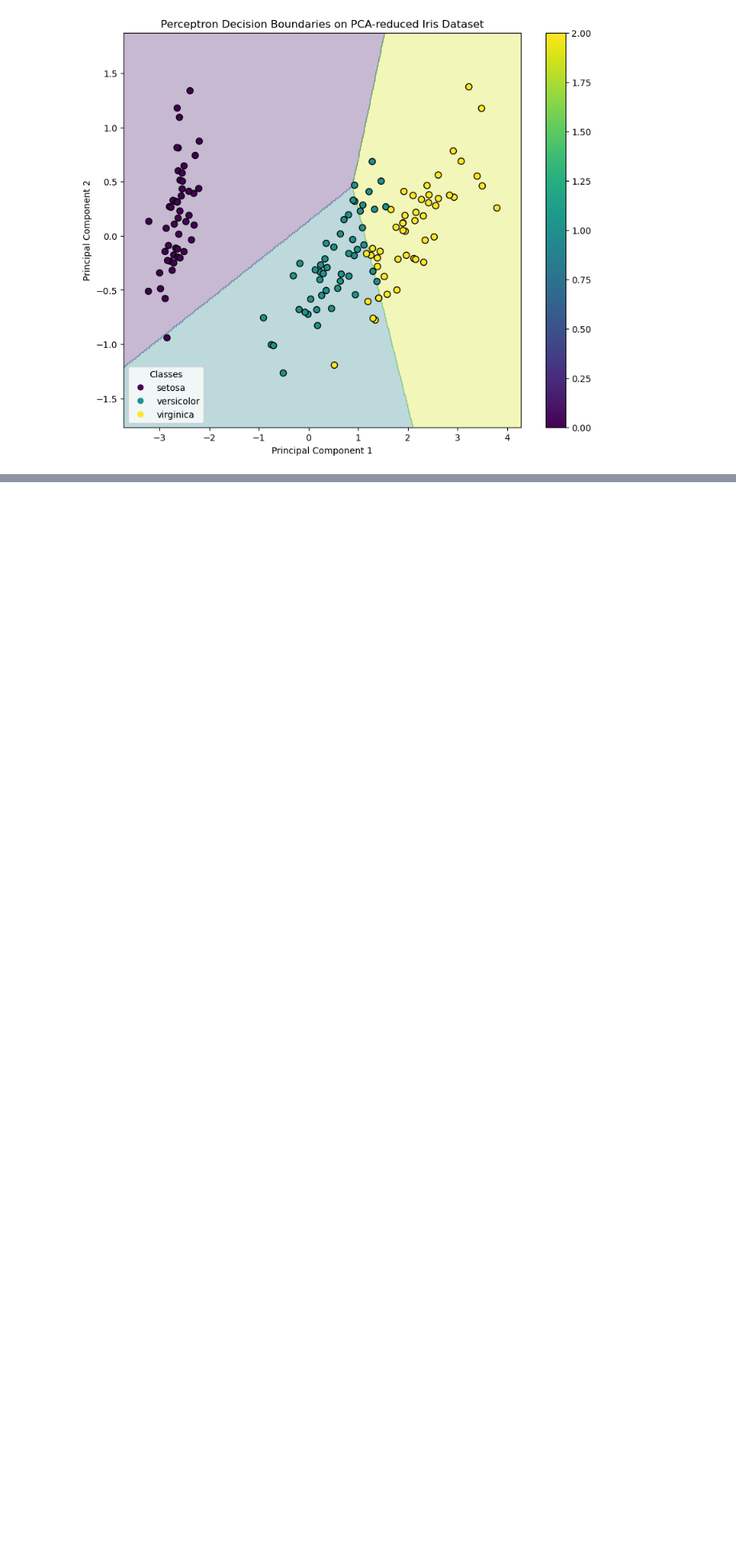
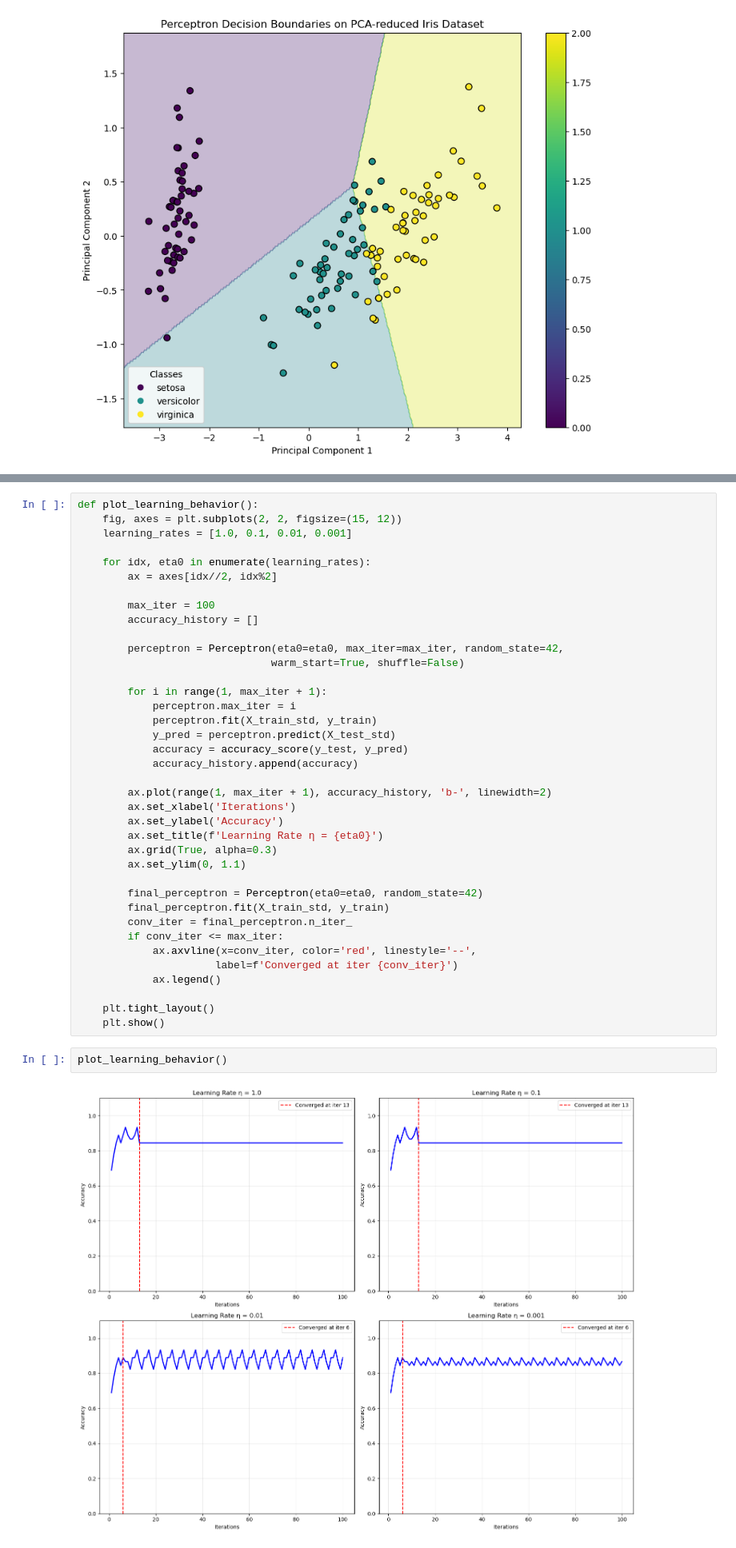
Before and after one commit to SobhanEyvazipoor/Homework-2, a Jupyter notebook: Exercise_4.ipynb, the cells around one changed output, grey strips where cells are left out. Shown: that part at 80% size. Saved outputs shown, nothing was run; the diff lists cells and outputs as text; blank space fills up the shorter version.

```diff
--- a/Exercise_4.ipynb
+++ b/Exercise_4.ipynb
@@ -364,0 +518,42 @@ plot_decision_boundaries(X_pca, y, perceptron_pca, target_names,
+# %%
+def plot_learning_behavior():
+    fig, axes = plt.subplots(2, 2, figsize=(15, 12))
+    learning_rates = [1.0, 0.1, 0.01, 0.001]
+
+    for idx, eta0 in enumerate(learning_rates):
+        ax = axes[idx//2, idx%2]
+
+        max_iter = 100
+        accuracy_history = []
+
+        perceptron = Perceptron(eta0=eta0, max_iter=max_iter, random_state=42,
+                               warm_start=True, shuffle=False)
+
+        for i in range(1, max_iter + 1):
+            perceptron.max_iter = i
+            perceptron.fit(X_train_std, y_train)
+            y_pred = perceptron.predict(X_test_std)
+            accuracy = accuracy_score(y_test, y_pred)
+            accuracy_history.append(accuracy)
+
+        ax.plot(range(1, max_iter + 1), accuracy_history, 'b-', linewidth=2)
+        ax.set_xlabel('Iterations')
+        ax.set_ylabel('Accuracy')
+        ax.set_title(f'Learning Rate η = {eta0}')
+        ax.grid(True, alpha=0.3)
+        ax.set_ylim(0, 1.1)
+
+        final_perceptron = Perceptron(eta0=eta0, random_state=42)
+        final_perceptron.fit(X_train_std, y_train)
+        conv_iter = final_perceptron.n_iter_
+        if conv_iter <= max_iter:
+            ax.axvline(x=conv_iter, color='red', linestyle='--',
+                      label=f'Converged at iter {conv_iter}')
+            ax.legend()
+
+    plt.tight_layout()
+    plt.show()
+# %%
+plot_learning_behavior()
+# %% [output]
+[figure, added]
```
Also changed, not shown: parts of 12 cells of this notebook.
